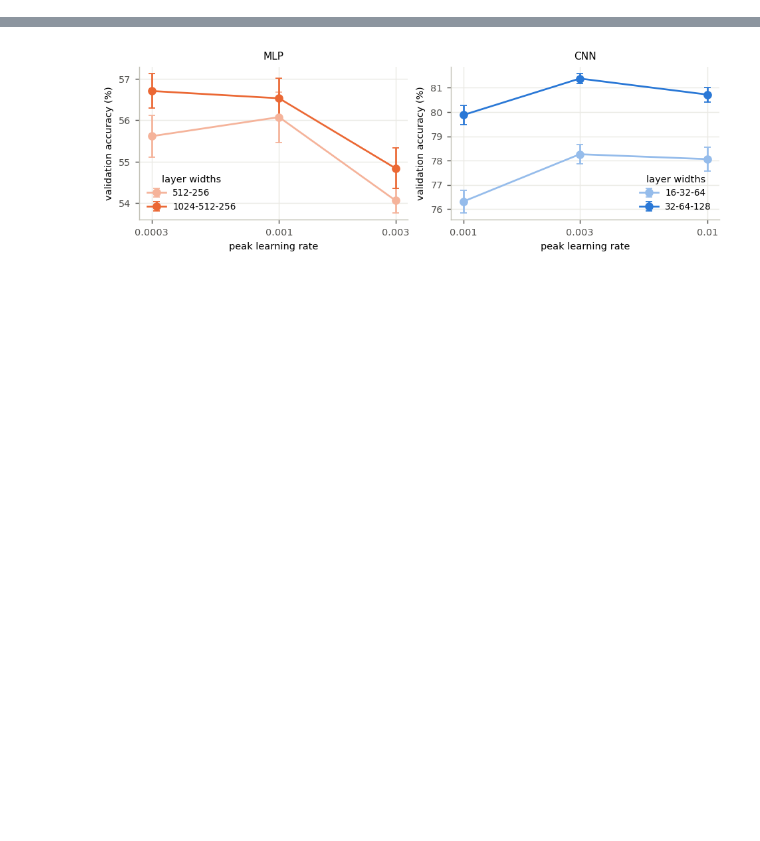
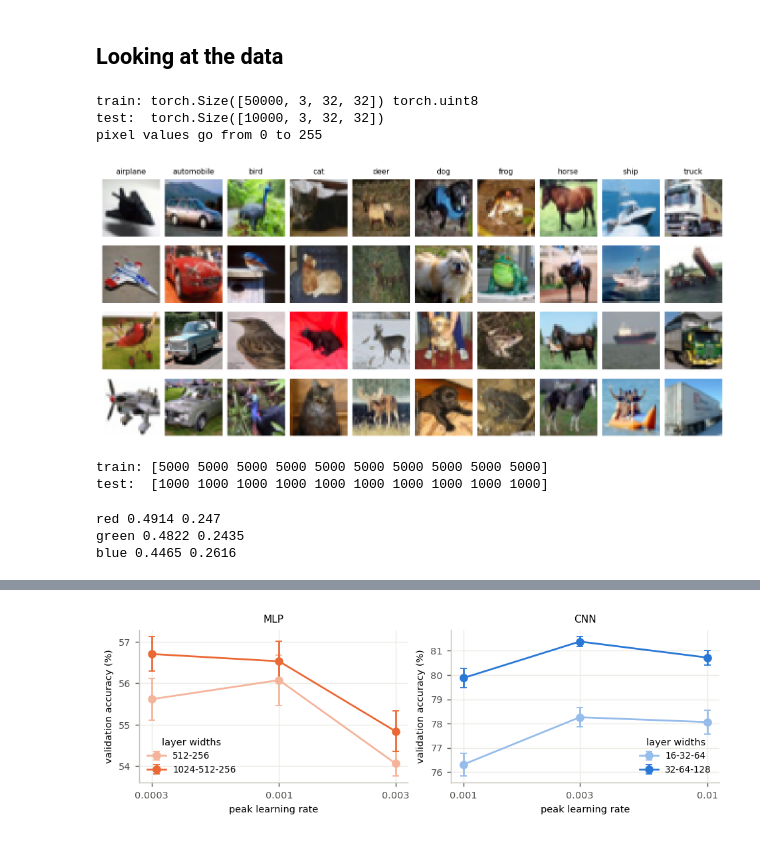
Before and after one commit to AxelFridman/HW3_ML_NN, a Jupyter notebook: 1_mlp_vs_cnn.ipynb, the cells around one changed output, grey strips where cells are left out. Saved outputs shown, nothing was run; the diff lists cells and outputs as text; code cells hidden in the pictures; blank space fills up the shorter version.

Commit message:
Task 1: look at the data first, train in the notebook, save the models

```diff
--- a/1_mlp_vs_cnn.ipynb
+++ b/1_mlp_vs_cnn.ipynb
@@ -47,0 +21,39 @@ hp.drop(columns='acc')
+# %% [markdown]
+## Looking at the data
+# %%
+X_train, y_train, X_test, y_test = load_cifar()
+print('train:', X_train.shape, X_train.dtype)
+print('test: ', X_test.shape)
+print('pixel values go from', X_train.min().item(), 'to', X_train.max().item())
+# %% [output]
+train: torch.Size([50000, 3, 32, 32]) torch.uint8
+test:  torch.Size([10000, 3, 32, 32])
+pixel values go from 0 to 255
+# %%
+# 4 training images of each class
+fig, axes = plt.subplots(4, 10, figsize=(10, 4.4))
+for c in range(10):
+    idx = (y_train == c).nonzero()[:4, 0]
+    for r in range(4):
+        axes[r, c].imshow(X_train[idx[r]].permute(1, 2, 0))
+        axes[r, c].axis('off')
+    axes[0, c].set_title(CLASSES[c])
+plt.show()
+# %% [output]
+[figure, added]
+# %%
+# the classes are balanced
+print('train:', np.bincount(y_train.numpy()))
+print('test: ', np.bincount(y_test.numpy()))
+# %% [output]
+train: [5000 5000 5000 5000 5000 5000 5000 5000 5000 5000]
+test:  [1000 1000 1000 1000 1000 1000 1000 1000 1000 1000]
+# %%
+# mean and std of each colour channel, used to normalize the images (MEAN and STD in utils.py)
+for c, colour in enumerate(['red', 'green', 'blue']):
+    channel = X_train[:, c].float() / 255
+    print(colour, round(channel.mean().item(), 4), round(channel.std().item(), 4))
+# %% [output]
+red 0.4914 0.247
+green 0.4822 0.2435
+blue 0.4465 0.2616
```
Also changed, not shown: parts of 39 cells of this notebook.
